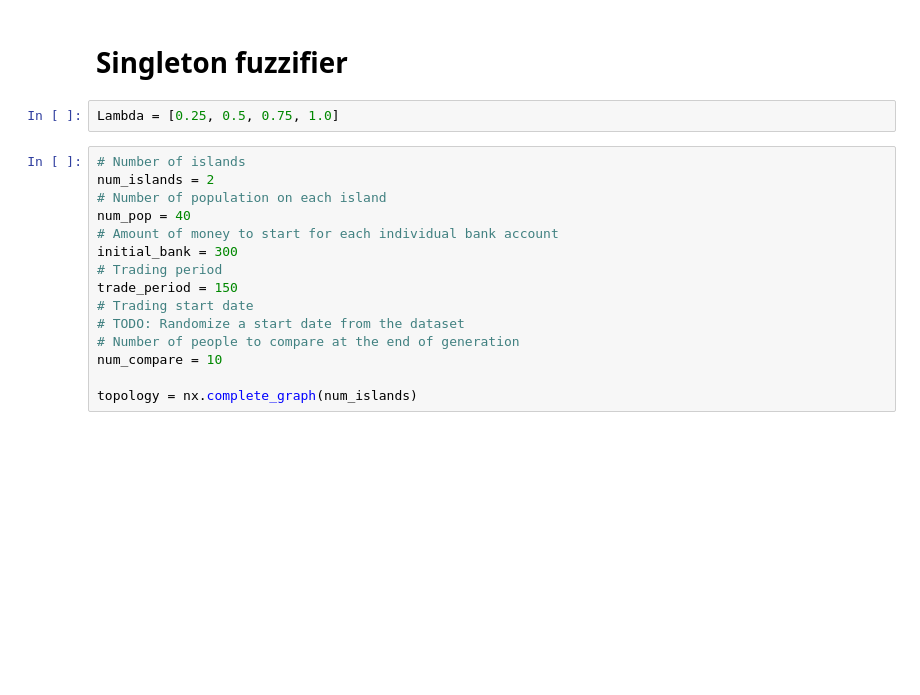
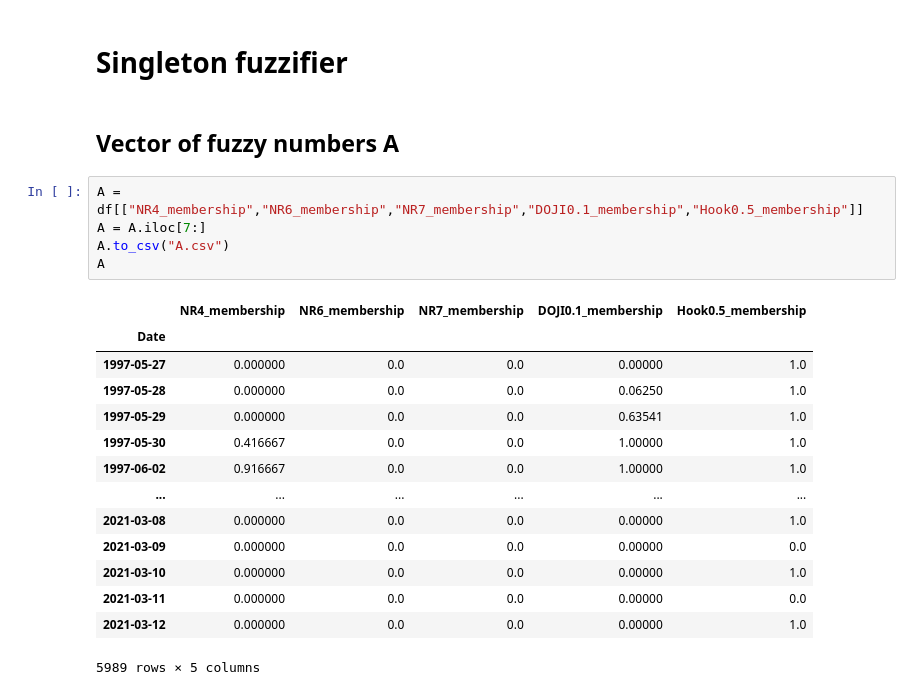
Before and after one commit to Emma3434/FRE-7121-Final-Project, a Jupyter notebook: Membership functions.ipynb, the cells around one changed output. Saved outputs shown, nothing was run; the diff lists cells and outputs as text; blank space fills up the shorter version.

```diff
--- a/Membership functions.ipynb
+++ b/Membership functions.ipynb
@@ -133,19 +166,24 @@ for delta in range(0, 11):
 # %% [markdown]
 # Singleton fuzzifier
-# %%
-Lambda = [0.25, 0.5, 0.75, 1.0]
-# %%
-# Number of islands
-num_islands = 2
-# Number of population on each island
-num_pop = 40
-# Amount of money to start for each individual bank account
-initial_bank = 300
-# Trading period
-trade_period = 150
-# Trading start date
-# TODO: Randomize a start date from the dataset
-# Number of people to compare at the end of generation
-num_compare = 10
-
-topology = nx.complete_graph(num_islands)
+# %% [markdown]
+## Vector of fuzzy numbers A
+# %%
+A = df[["NR4_membership","NR6_membership","NR7_membership","DOJI0.1_membership","Hook0.5_membership"]]
+A = A.iloc[7:]
+A.to_csv("A.csv")
+A
+# %% [output]
+|  | NR4_membership | NR6_membership | NR7_membership | DOJI0.1_membership | Hook0.5_membership |
+| Date |  |  |  |  |  |
+| 1997-05-27 | 0.000000 | 0.0 | 0.0 | 0.00000 | 1.0 |
+| 1997-05-28 | 0.000000 | 0.0 | 0.0 | 0.06250 | 1.0 |
+| 1997-05-29 | 0.000000 | 0.0 | 0.0 | 0.63541 | 1.0 |
+| 1997-05-30 | 0.416667 | 0.0 | 0.0 | 1.00000 | 1.0 |
+| 1997-06-02 | 0.916667 | 0.0 | 0.0 | 1.00000 | 1.0 |
+| ... | ... | ... | ... | ... | ... |
+| 2021-03-08 | 0.000000 | 0.0 | 0.0 | 0.00000 | 1.0 |
+| 2021-03-09 | 0.000000 | 0.0 | 0.0 | 0.00000 | 0.0 |
+| 2021-03-10 | 0.000000 | 0.0 | 0.0 | 0.00000 | 1.0 |
+| 2021-03-11 | 0.000000 | 0.0 | 0.0 | 0.00000 | 0.0 |
+| 2021-03-12 | 0.000000 | 0.0 | 0.0 | 0.00000 | 1.0 |
+5989 rows × 5 columns
```
Also changed, not shown: parts of 5 cells of this notebook, 3 other files.
